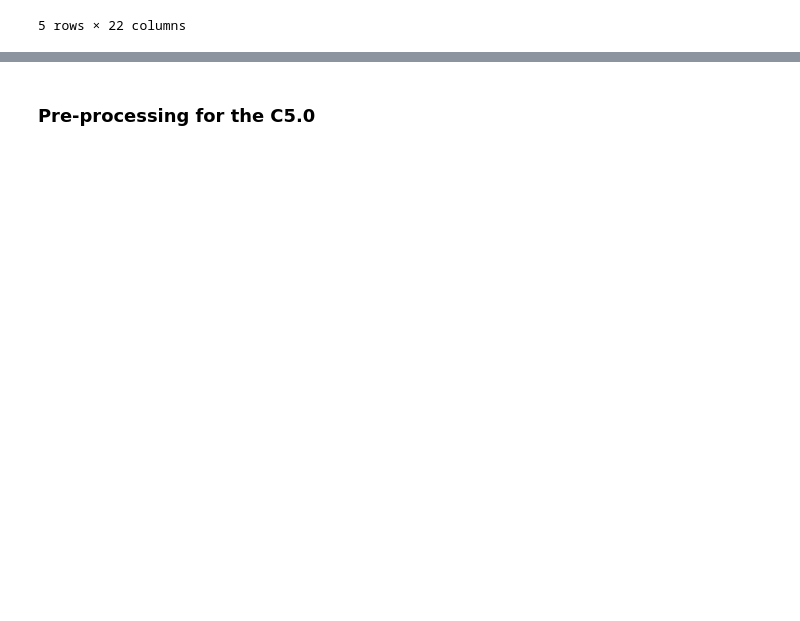
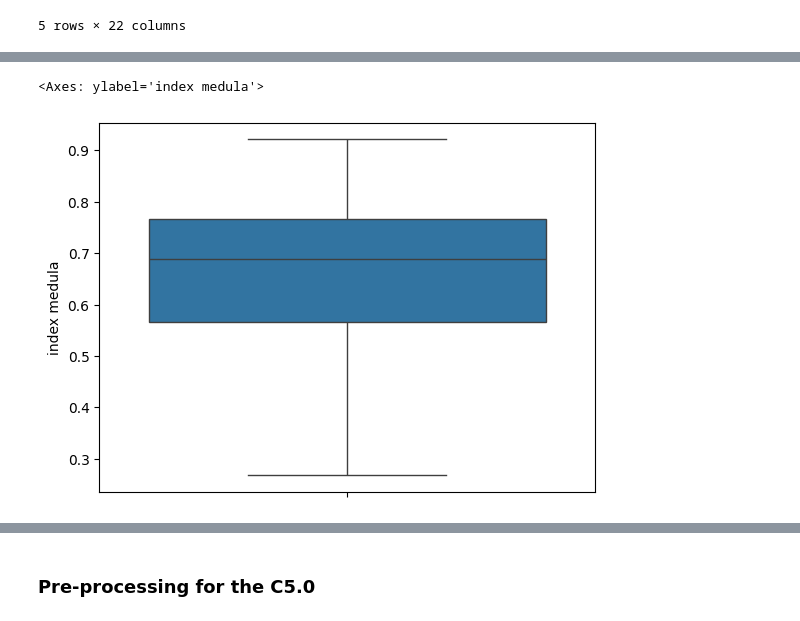
Before and after one commit to rianaditro/classification_web_app, a Jupyter notebook: classification_C5_KNN.ipynb, the cells around one changed output, grey strips where cells are left out. Saved outputs shown, nothing was run; the diff lists cells and outputs as text; code cells hidden in the pictures; blank space fills up the shorter version.

```diff
--- a/classification_C5_KNN.ipynb
+++ b/classification_C5_KNN.ipynb
@@ -175,0 +264,5 @@ Name: count, dtype: int64
+# %%
+# removed outliers
+df.drop(index=lower_array, inplace=True)
+df.reset_index(drop=True, inplace=True)
+df.info()
@@ -175,0 +287,5 @@ Name: count, dtype: int64
+# %%
+sns.boxplot(df['index medula'])
+# %% [output]
+<Axes: ylabel='index medula'>
+[figure, added]
```
Also changed, not shown: parts of 67 cells of this notebook.
